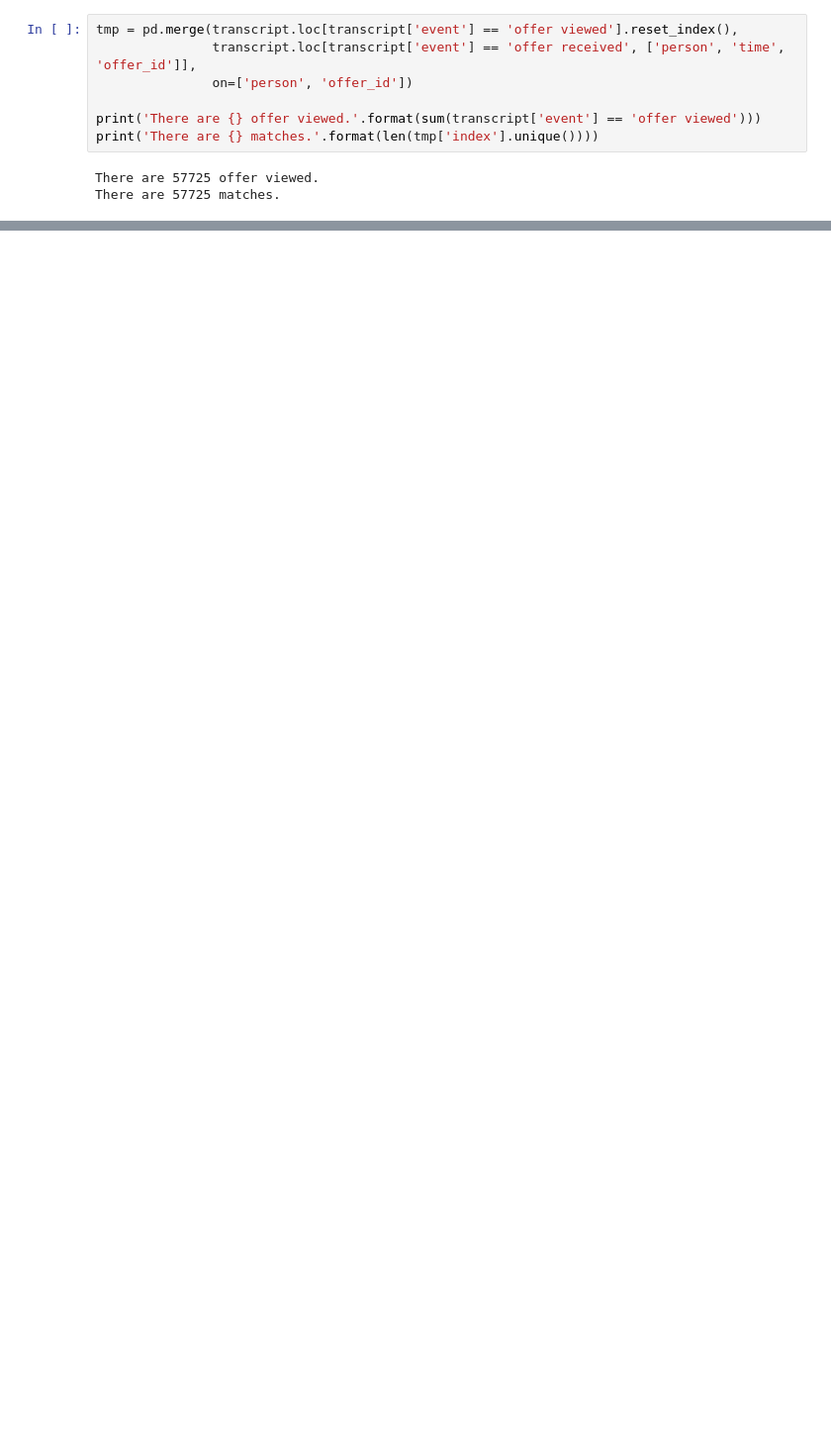
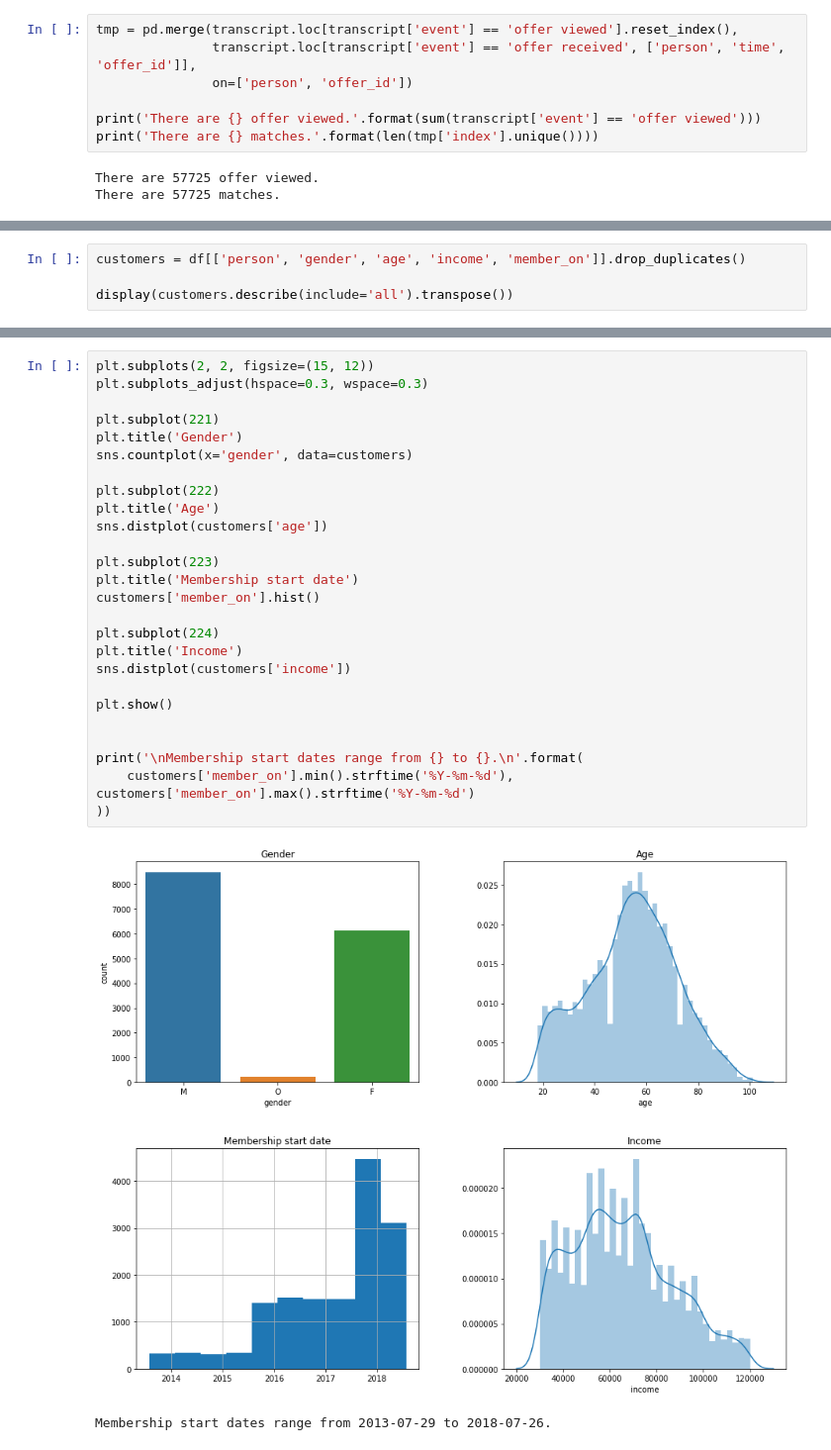
Before and after one commit to MatteoFelici/Capstone_Starkbucks_MLE, a Jupyter notebook: Data_preparation_exploration.ipynb, the cells around one changed output, grey strips where cells are left out. Shown: that part at 99% size. Saved outputs shown, nothing was run; the diff lists cells and outputs as text; blank space fills up the shorter version.

```diff
--- a/Data_preparation_exploration.ipynb
+++ b/Data_preparation_exploration.ipynb
@@ -448,0 +500,4 @@ benchmark.describe().transpose()
+# %%
+customers = df[['person', 'gender', 'age', 'income', 'member_on']].drop_duplicates()
+
+display(customers.describe(include='all').transpose())
@@ -448,0 +511,29 @@ benchmark.describe().transpose()
+# %%
+plt.subplots(2, 2, figsize=(15, 12))
+plt.subplots_adjust(hspace=0.3, wspace=0.3)
+
+plt.subplot(221)
+plt.title('Gender')
+sns.countplot(x='gender', data=customers)
+
+plt.subplot(222)
+plt.title('Age')
+sns.distplot(customers['age'])
+
+plt.subplot(223)
+plt.title('Membership start date')
+customers['member_on'].hist()
+
+plt.subplot(224)
+plt.title('Income')
+sns.distplot(customers['income'])
+
+plt.show()
+
+
+print('\nMembership start dates range from {} to {}.\n'.format(
+    customers['member_on'].min().strftime('%Y-%m-%d'), customers['member_on'].max().strftime('%Y-%m-%d')
+))
+# %% [output]
+[figure, added]
+Membership start dates range from 2013-07-29 to 2018-07-26.
```
Also changed, not shown: parts of 26 cells of this notebook.
